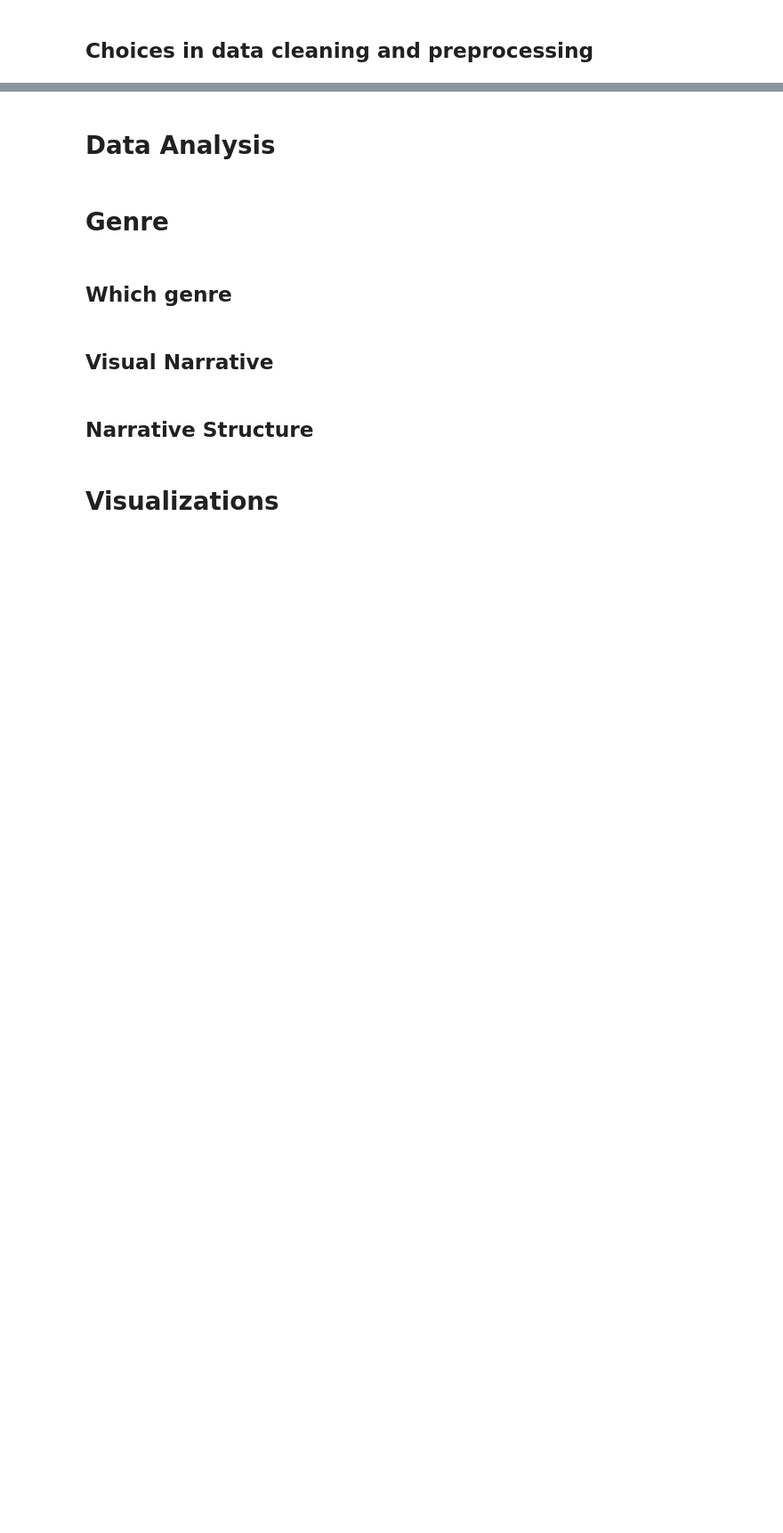
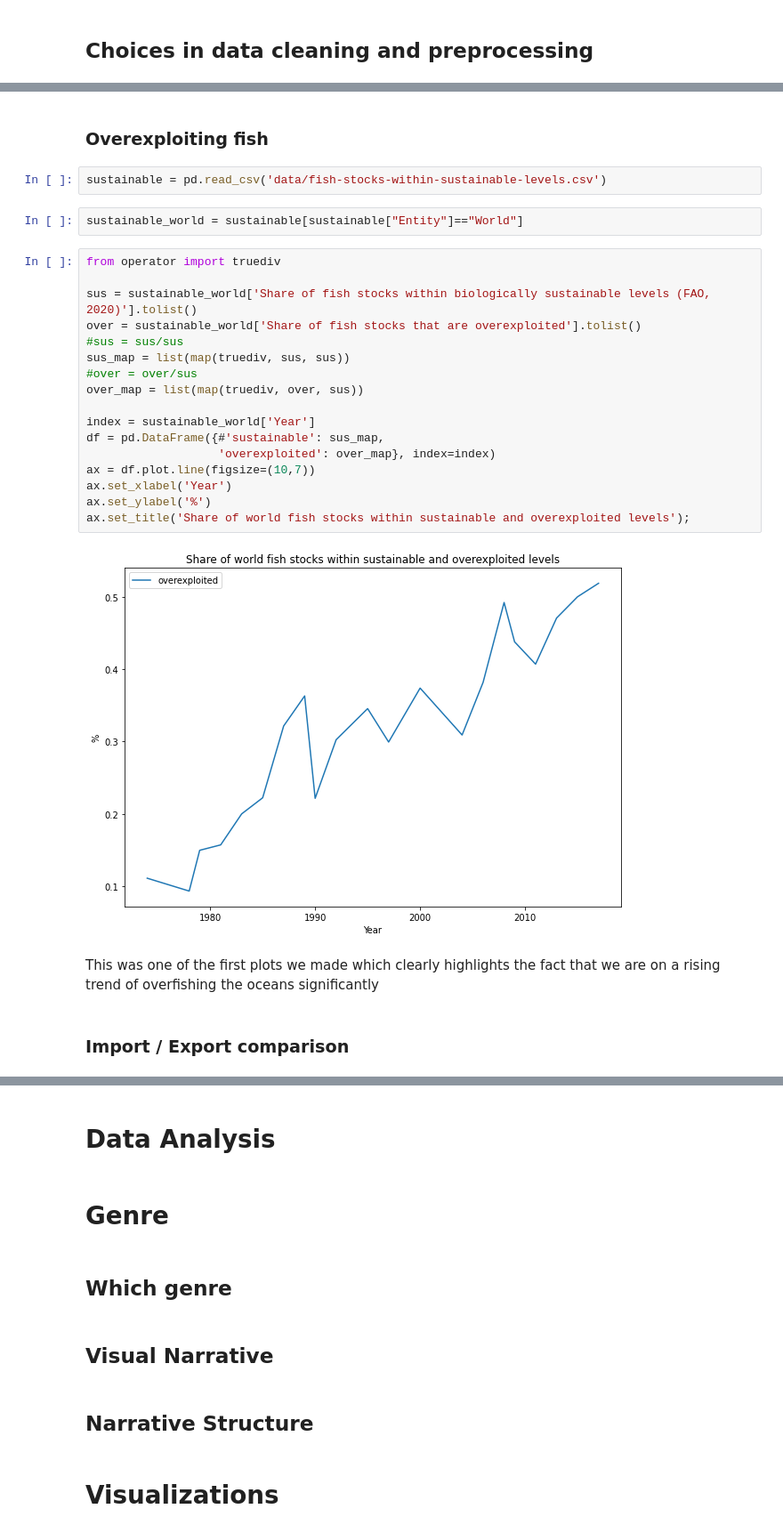
Before and after one commit to simonmoesorensen/socialdata-overfishing, a Jupyter notebook: explainer-notebook.ipynb, the cells around one changed output, grey strips where cells are left out. Shown at 89% size. Drawn from its saved outputs; the diff is of its cells as text; blank space fills up the shorter version.

```diff
--- a/explainer-notebook.ipynb
+++ b/explainer-notebook.ipynb
@@ -54,0 +310,29 @@ The combination of the datasets provide us with an opportunity to explore overfi
+# %% [markdown]
+### Overexploiting fish
+# %%
+sustainable = pd.read_csv('data/fish-stocks-within-sustainable-levels.csv')
+# %%
+sustainable_world = sustainable[sustainable["Entity"]=="World"]
+# %%
+from operator import truediv
+
+sus = sustainable_world['Share of fish stocks within biologically sustainable levels (FAO, 2020)'].tolist()
+over = sustainable_world['Share of fish stocks that are overexploited'].tolist()
+#sus = sus/sus
+sus_map = list(map(truediv, sus, sus))
+#over = over/sus
+over_map = list(map(truediv, over, sus))
+
+index = sustainable_world['Year']
+df = pd.DataFrame({#'sustainable': sus_map,
+                   'overexploited': over_map}, index=index)
+ax = df.plot.line(figsize=(10,7))
+ax.set_xlabel('Year')
+ax.set_ylabel('%')
+ax.set_title('Share of world fish stocks within sustainable and overexploited levels');
+# %% [output]
+[figure, added]
+# %% [markdown]
+This was one of the first plots we made which clearly highlights the fact that we are on a rising trend of overfishing the oceans significantly
+# %% [markdown]
+### Import / Export comparison
```
Also changed, not shown: parts of 46 cells of this notebook, 2 other files.
